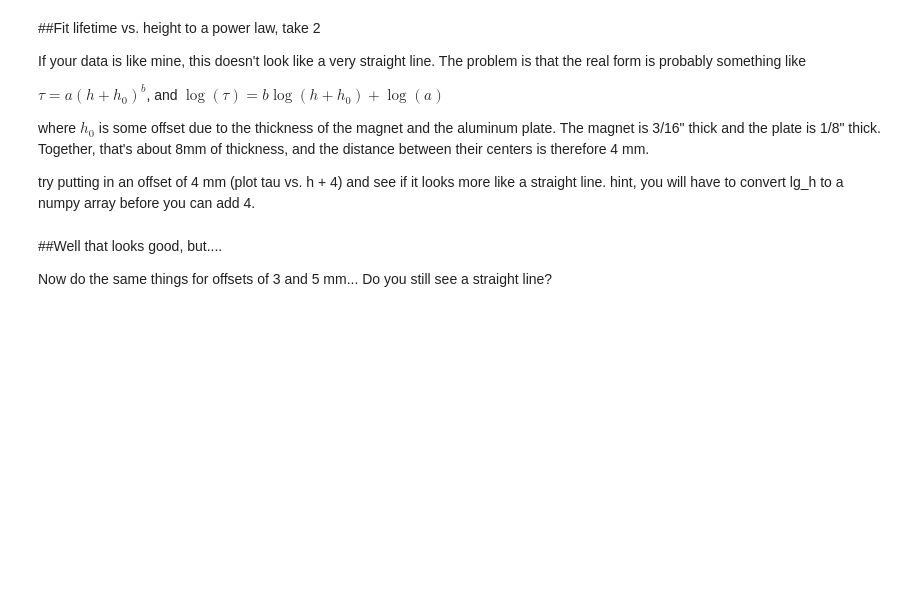
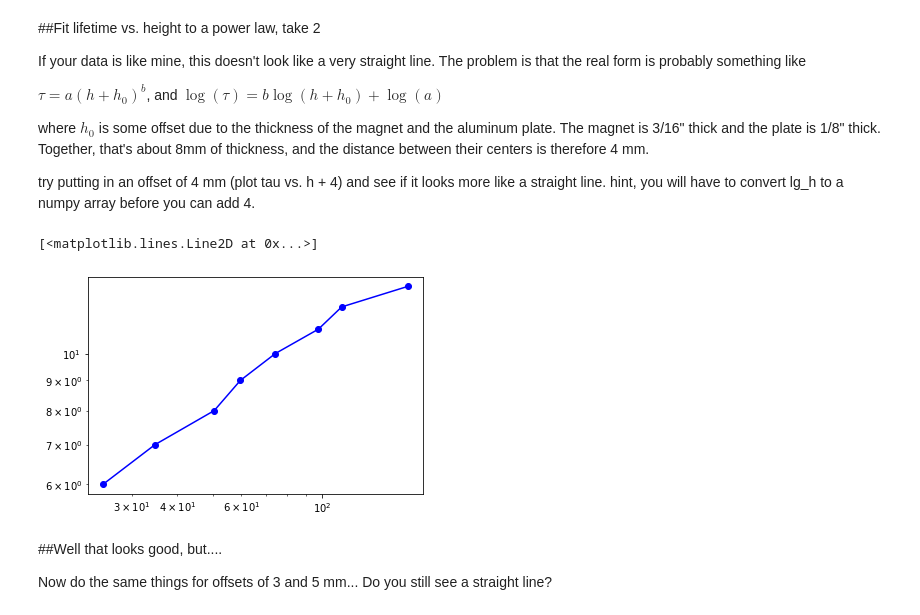
Before and after one commit to NYUExperimentalPhysics1-2021/labanalysis2-victorsliao, a Jupyter notebook: LabAnalysis2.ipynb, the cells around one changed output. Saved outputs shown, nothing was run; the diff lists cells and outputs as text; code cells hidden in the pictures; blank space fills up the shorter version.

```diff
--- a/LabAnalysis2.ipynb
+++ b/LabAnalysis2.ipynb
@@ -376,6 +386,11 @@ where $h_0$ is some offset due to the thickness of the magnet and the aluminum p
 try putting in an offset of 4 mm (plot tau vs. h + 4) and see if it looks more like a straight line. hint, you will have to convert lg_h to a numpy array before you can add 4.
 # %%
 #CODE 20: log-log plot of lifetime vs. separation + 4 mm
+
+plt.loglog(lg_tau, np.array(lg_h) + 4 , 'bo-')
+# %% [output]
+[<matplotlib.lines.Line2D at 0x...>]
+[figure, added]
 # %% [markdown]
 ##Well that looks good, but....
 
```
Also changed, not shown: parts of 7 cells of this notebook.
